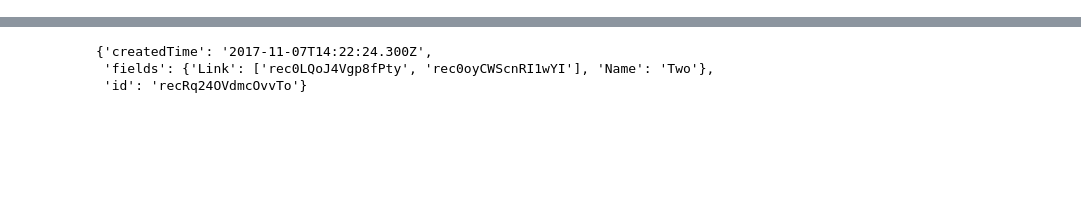
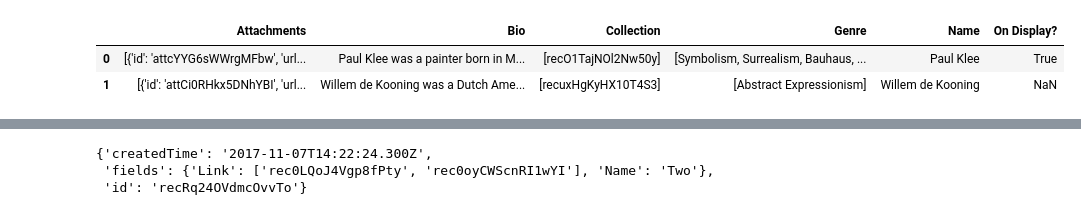
Before and after one commit to gtalarico/pyairtable, a Jupyter notebook: Airtable.ipynb, the cells around one changed output, grey strips where cells are left out. Cells and saved outputs as stored; diff of their text form; code cells hidden in the pictures; blank space fills up the shorter version.

```diff
--- a/Airtable.ipynb
+++ b/Airtable.ipynb
@@ -31,0 +51,10 @@ for page in pages:
+# %%
+# Get All with Max Records
+records = airtable.get_all(maxRecords=2)
+
+df = pd.DataFrame.from_records((r['fields'] for r in records))
+df.head()
+# %% [output]
+|  | Attachments | Bio | Collection | Genre | Name | On Display? |
+| 0 | [{'id': 'attcYYG6sWWrgMFbw', 'url... | Paul Klee was a painter born in M... | [recO1TajNOl2Nw50y] | [Symbolism, Surrealism, Bauhaus, ... | Paul Klee | True |
+| 1 | [{'id': 'attCi0RHkx5DNhYBI', 'url... | Willem de Kooning was a Dutch Ame... | [recuxHgKyHX10T4S3] | [Abstract Expressionism] | Willem de Kooning | NaN |
```
Also changed, not shown: parts of 15 cells of this notebook.
